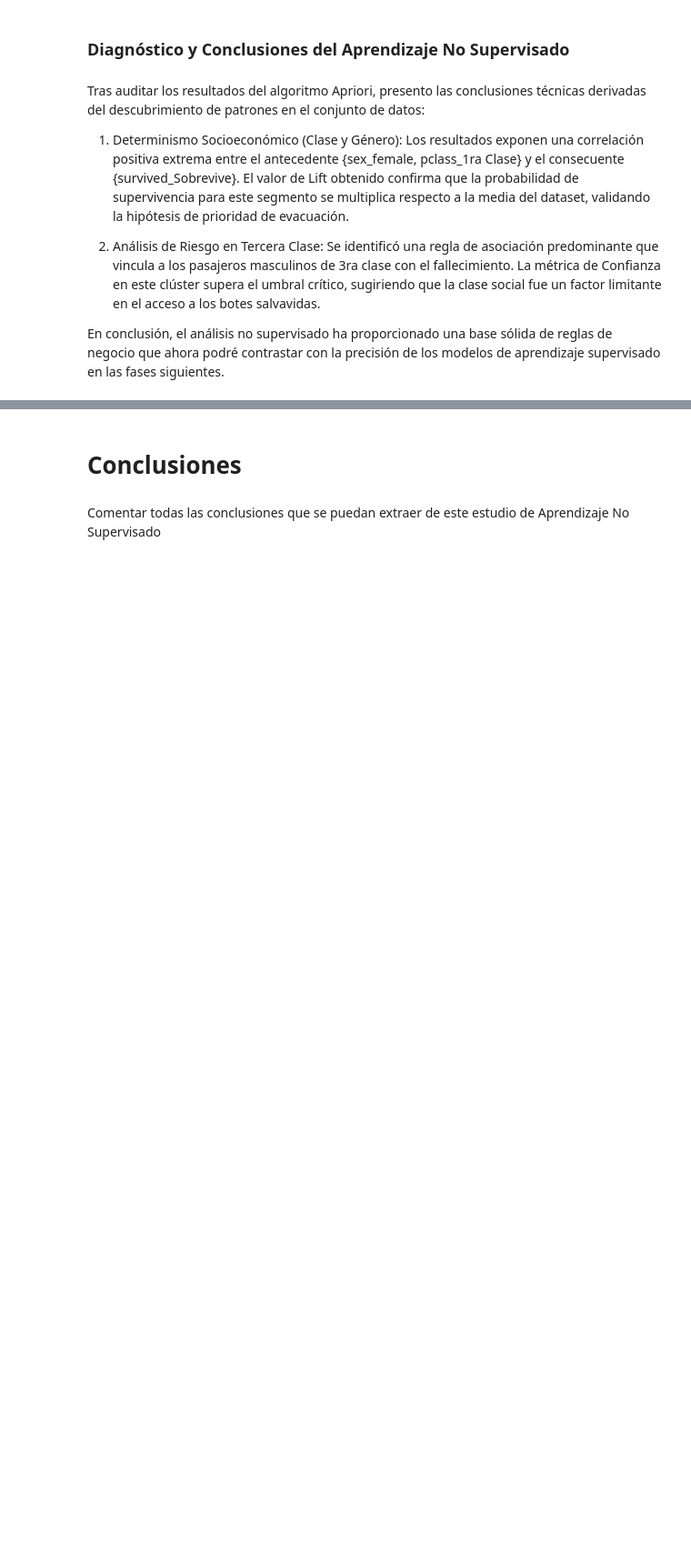
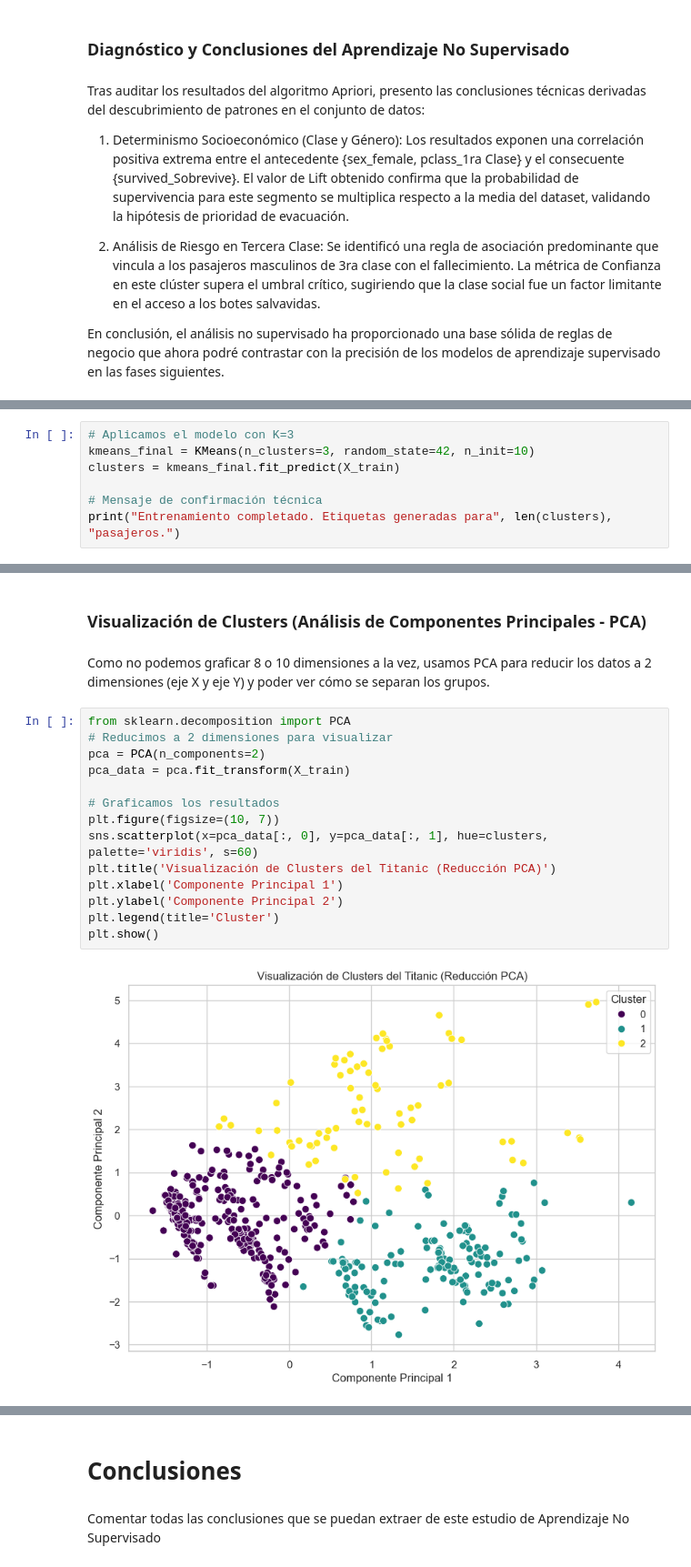
Before and after one commit to duvan1026/Titanic_Big_Data, a Jupyter notebook: ABD_CastroBautistaDuvanDario.ipynb, the cells around one changed output, grey strips where cells are left out. Shown at 91% size. Saved outputs shown, nothing was run; the diff lists cells and outputs as text; blank space fills up the shorter version.

```diff
--- a/ABD_CastroBautistaDuvanDario.ipynb
+++ b/ABD_CastroBautistaDuvanDario.ipynb
@@ -1883,0 +1868,7 @@ y_predTst = modelo.predict(titanicRealTst)
+# %%
+# Aplicamos el modelo con K=3
+kmeans_final = KMeans(n_clusters=3, random_state=42, n_init=10)
+clusters = kmeans_final.fit_predict(X_train)
+
+# Mensaje de confirmación técnica
+print("Entrenamiento completado. Etiquetas generadas para", len(clusters), "pasajeros.")
@@ -1883,0 +1893,20 @@ y_predTst = modelo.predict(titanicRealTst)
+# %% [markdown]
+### Visualización de Clusters (Análisis de Componentes Principales - PCA)
+# %% [markdown]
+Como no podemos graficar 8 o 10 dimensiones a la vez, usamos PCA para reducir los datos a 2 dimensiones (eje X y eje Y) y poder ver cómo se separan los grupos.
+# %%
+from sklearn.decomposition import PCA
+# Reducimos a 2 dimensiones para visualizar
+pca = PCA(n_components=2)
+pca_data = pca.fit_transform(X_train)
+
+# Graficamos los resultados
+plt.figure(figsize=(10, 7))
+sns.scatterplot(x=pca_data[:, 0], y=pca_data[:, 1], hue=clusters, palette='viridis', s=60)
+plt.title('Visualización de Clusters del Titanic (Reducción PCA)')
+plt.xlabel('Componente Principal 1')
+plt.ylabel('Componente Principal 2')
+plt.legend(title='Cluster')
+plt.show()
+# %% [output]
+[figure, added]
```
Also changed, not shown: parts of 34 cells of this notebook.
